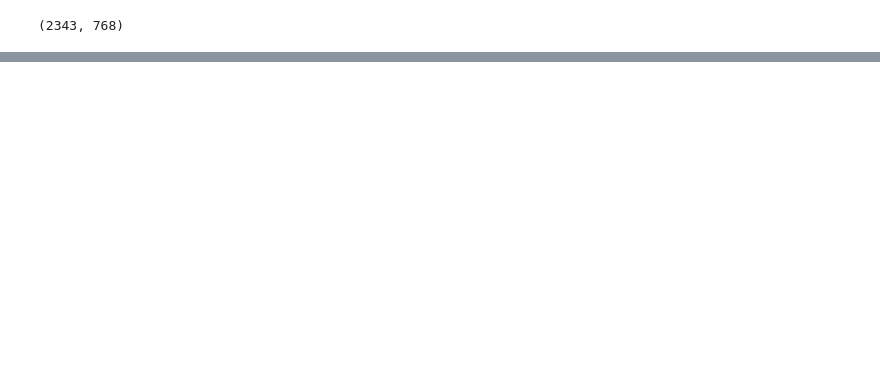
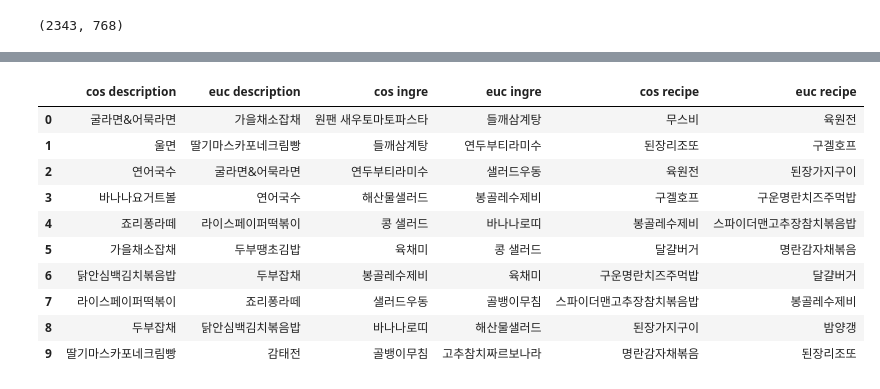
Before and after one commit to parkm2ngyu00/MachineLearningPractice, a Jupyter notebook: FarmKit/08 09/만개의레시피.ipynb, the cells around one changed output, grey strips where cells are left out. Saved outputs shown, nothing was run; the diff lists cells and outputs as text; code cells hidden in the pictures; blank space fills up the shorter version.

```diff
--- a/FarmKit/08 09/만개의레시피.ipynb
+++ b/FarmKit/08 09/만개의레시피.ipynb
@@ -190,0 +239,14 @@ to_dataframe2(bert_food_recommendation(df, dataset_cls_hidden, 'description', '
+# %%
+to_dataframe2(bert_food_recommendation(df, dataset_cls_hidden, 'description', '두부잡채', cosine_similarity), bert_food_recommendation(df, dataset_cls_hidden, 'description', '두부잡채', euclidean_distances), bert_food_recommendation(df, dataset_cls_hidden, 'ingre', '두부잡채', cosine_similarity), bert_food_recommendation(df, dataset_cls_hidden, 'ingre', '두부잡채', euclidean_distances), bert_food_recommendation(df, dataset_cls_hidden, 'recipe', '두부잡채', cosine_similarity), bert_food_recommendation(df, dataset_cls_hidden, 'recipe', '두부잡채', euclidean_distances))
+# %% [output]
+|  | cos description | euc description | cos ingre | euc ingre | cos recipe | euc recipe |
+| 0 | 굴라면&어묵라면 | 가을채소잡채 | 원팬 새우토마토파스타 | 들깨삼계탕 | 무스비 | 육원전 |
+| 1 | 울면 | 딸기마스카포네크림빵 | 들깨삼계탕 | 연두부티라미수 | 된장리조또 | 구겔호프 |
+| 2 | 연어국수 | 굴라면&어묵라면 | 연두부티라미수 | 샐러드우동 | 육원전 | 된장가지구이 |
+| 3 | 바나나요거트볼 | 연어국수 | 해산물샐러드 | 봉골레수제비 | 구겔호프 | 구운명란치즈주먹밥 |
+| 4 | 죠리퐁라떼 | 라이스페이퍼떡볶이 | 콩 샐러드 | 바나나로띠 | 봉골레수제비 | 스파이더맨고추장참치볶음밥 |
+| 5 | 가을채소잡채 | 두부땡초김밥 | 육채미 | 콩 샐러드 | 달걀버거 | 명란감자채볶음 |
+| 6 | 닭안심백김치볶음밥 | 두부잡채 | 봉골레수제비 | 육채미 | 구운명란치즈주먹밥 | 달걀버거 |
+| 7 | 라이스페이퍼떡볶이 | 죠리퐁라떼 | 샐러드우동 | 골뱅이무침 | 스파이더맨고추장참치볶음밥 | 봉골레수제비 |
+| 8 | 두부잡채 | 닭안심백김치볶음밥 | 바나나로띠 | 해산물샐러드 | 된장가지구이 | 밤양갱 |
+| 9 | 딸기마스카포네크림빵 | 감태전 | 골뱅이무침 | 고추참치짜르보나라 | 명란감자채볶음 | 된장리조또 |
```
Also changed, not shown: parts of 6 cells of this notebook, 1 other file.
